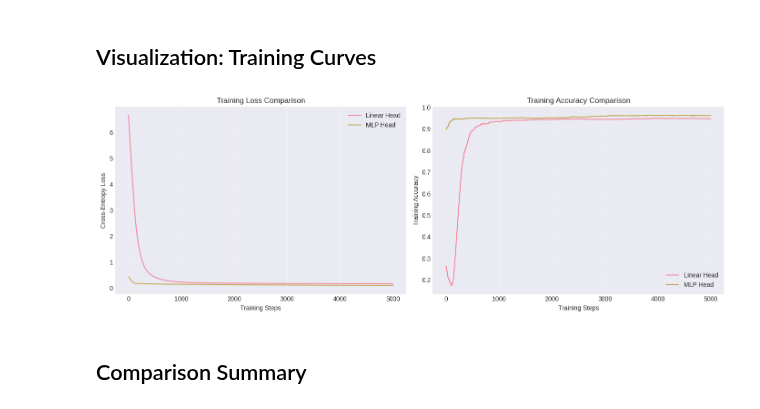
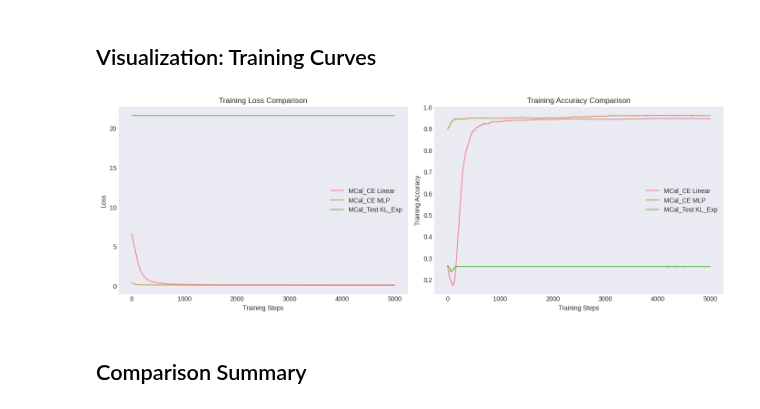
Before and after one commit to ShaileshSridhar2403/MCal, a Jupyter notebook: experiments/mri_mcal_linear_mlp_test.ipynb, the cells around one changed output. Drawn from its saved outputs; the diff is of its cells as text; code cells hidden in the pictures.

```diff
--- a/experiments/mri_mcal_linear_mlp_test.ipynb
+++ b/experiments/mri_mcal_linear_mlp_test.ipynb
@@ -377,29 +441,31 @@ Training MCal_CE with MLP head...
 # %%
 # Plot training curves
 fig, (ax1, ax2) = plt.subplots(1, 2, figsize=(14, 5))
 
 # Loss curves
-ax1.plot(linear_stats['loss'], label='Linear Head', alpha=0.8)
-ax1.plot(mlp_stats['loss'], label='MLP Head', alpha=0.8)
+ax1.plot(linear_stats['loss'], label='MCal_CE Linear', alpha=0.8)
+ax1.plot(mlp_stats['loss'], label='MCal_CE MLP', alpha=0.8)
+ax1.plot(kl_stats['loss'], label='MCal_Test KL_Exp', alpha=0.8)
 ax1.set_xlabel('Training Steps')
-ax1.set_ylabel('Cross-Entropy Loss')
+ax1.set_ylabel('Loss')
 ax1.set_title('Training Loss Comparison')
 ax1.legend()
 ax1.grid(True, alpha=0.3)
 
 # Accuracy curves
-ax2.plot(linear_stats['acc'], label='Linear Head', alpha=0.8)
-ax2.plot(mlp_stats['acc'], label='MLP Head', alpha=0.8)
+ax2.plot(linear_stats['acc'], label='MCal_CE Linear', alpha=0.8)
+ax2.plot(mlp_stats['acc'], label='MCal_CE MLP', alpha=0.8)
+ax2.plot(kl_stats['acc'], label='MCal_Test KL_Exp', alpha=0.8)
 ax2.set_xlabel('Training Steps')
 ax2.set_ylabel('Training Accuracy')
 ax2.set_title('Training Accuracy Comparison')
 ax2.legend()
 ax2.grid(True, alpha=0.3)
 
 plt.tight_layout()
 plt.show()
 # %% [output]
-[figure, old version]
+[figure, new version]
 # %% [markdown]
 ## Comparison Summary
 # %%
```
Also changed, not shown: parts of 8 cells of this notebook.
